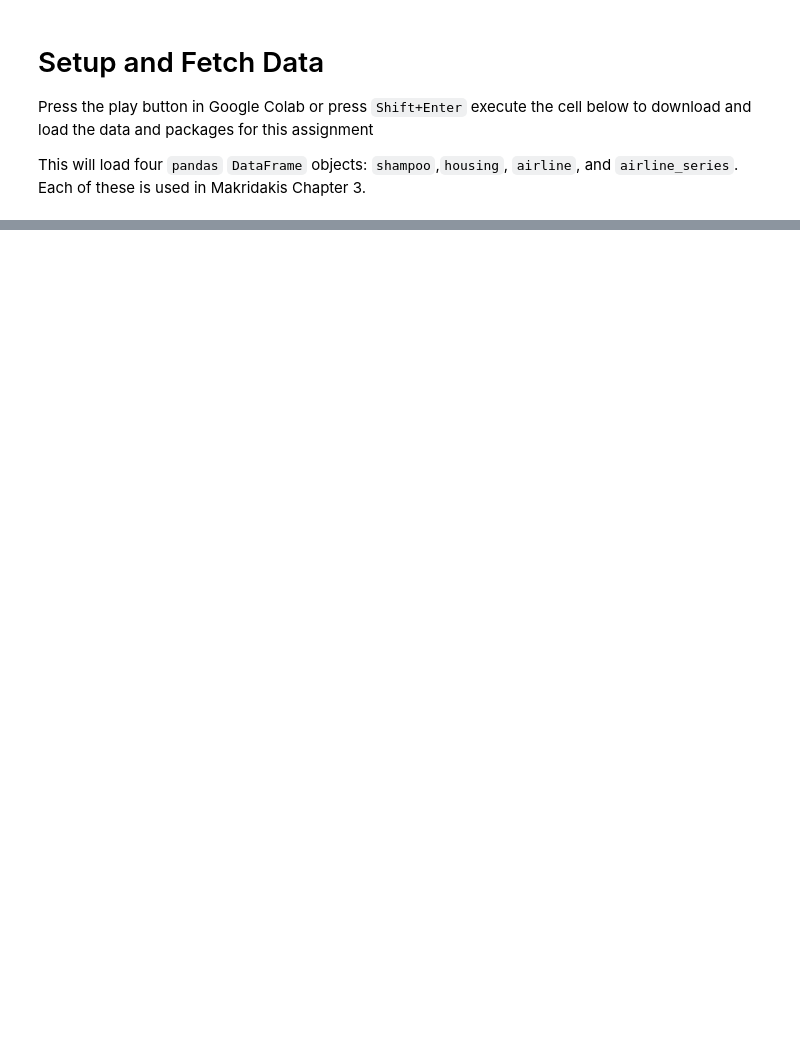
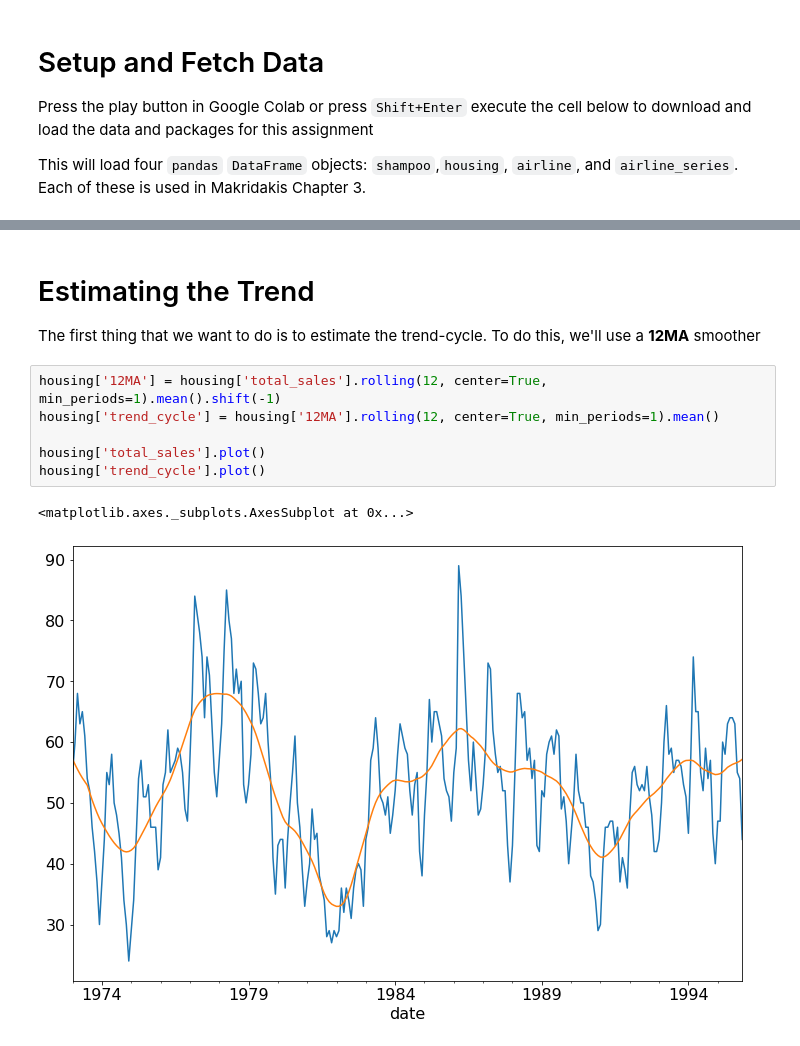
Before and after one commit to ZacharySBrown/vcu-scma440-2021q1, a Jupyter notebook: examples/3c_classical_decomposition.ipynb, the cells around one changed output, grey strips where cells are left out. Cells and saved outputs as stored; diff of their text form; blank space fills up the shorter version.

```diff
--- a/examples/3c_classical_decomposition.ipynb
+++ b/examples/3c_classical_decomposition.ipynb
@@ -47,0 +52,13 @@ airline_series.plot()
+# %% [markdown]
+# Estimating the Trend
+
+The first thing that we want to do is to estimate the trend-cycle. To do this, we'll use a **12MA** smoother
+# %%
+housing['12MA'] = housing['total_sales'].rolling(12, center=True, min_periods=1).mean().shift(-1)
+housing['trend_cycle'] = housing['12MA'].rolling(12, center=True, min_periods=1).mean()
+
+housing['total_sales'].plot()
+housing['trend_cycle'].plot()
+# %% [output]
+<matplotlib.axes._subplots.AxesSubplot at 0x...>
+[figure, added]
```
Also changed, not shown: parts of 16 cells of this notebook, 1 other file.
